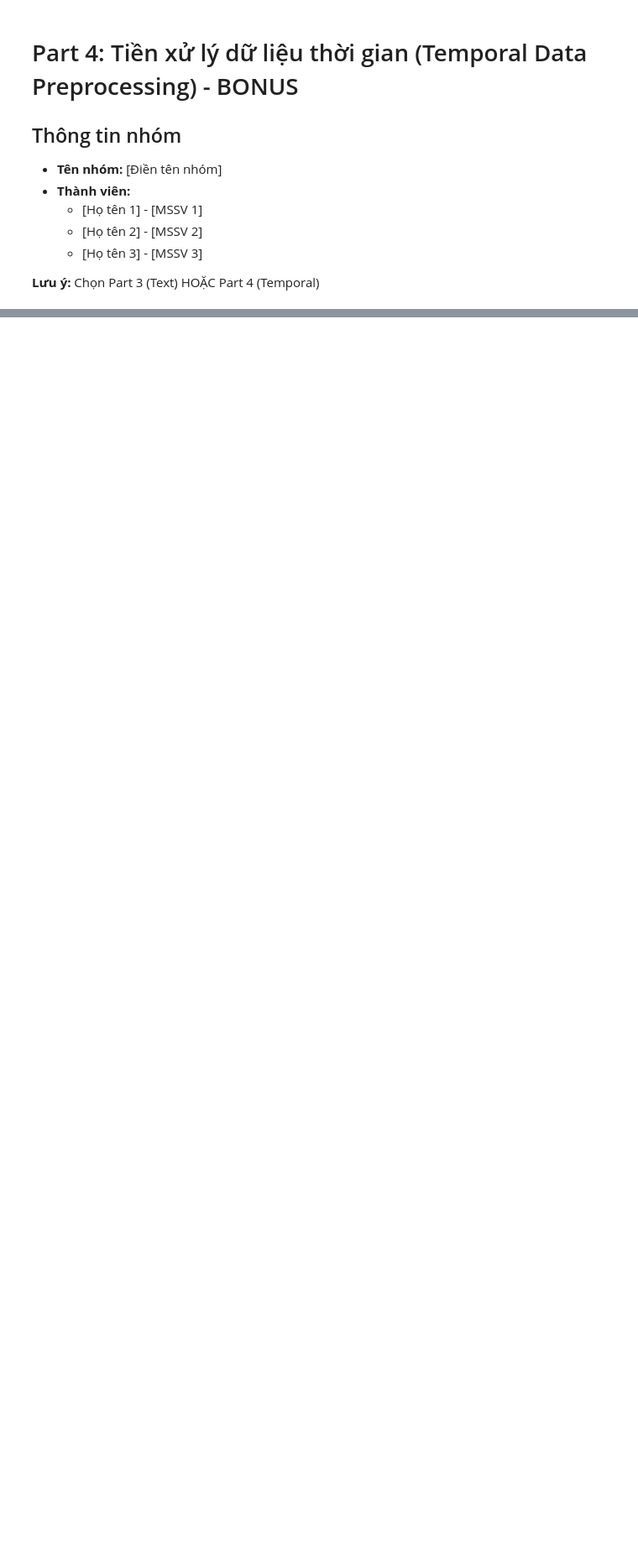
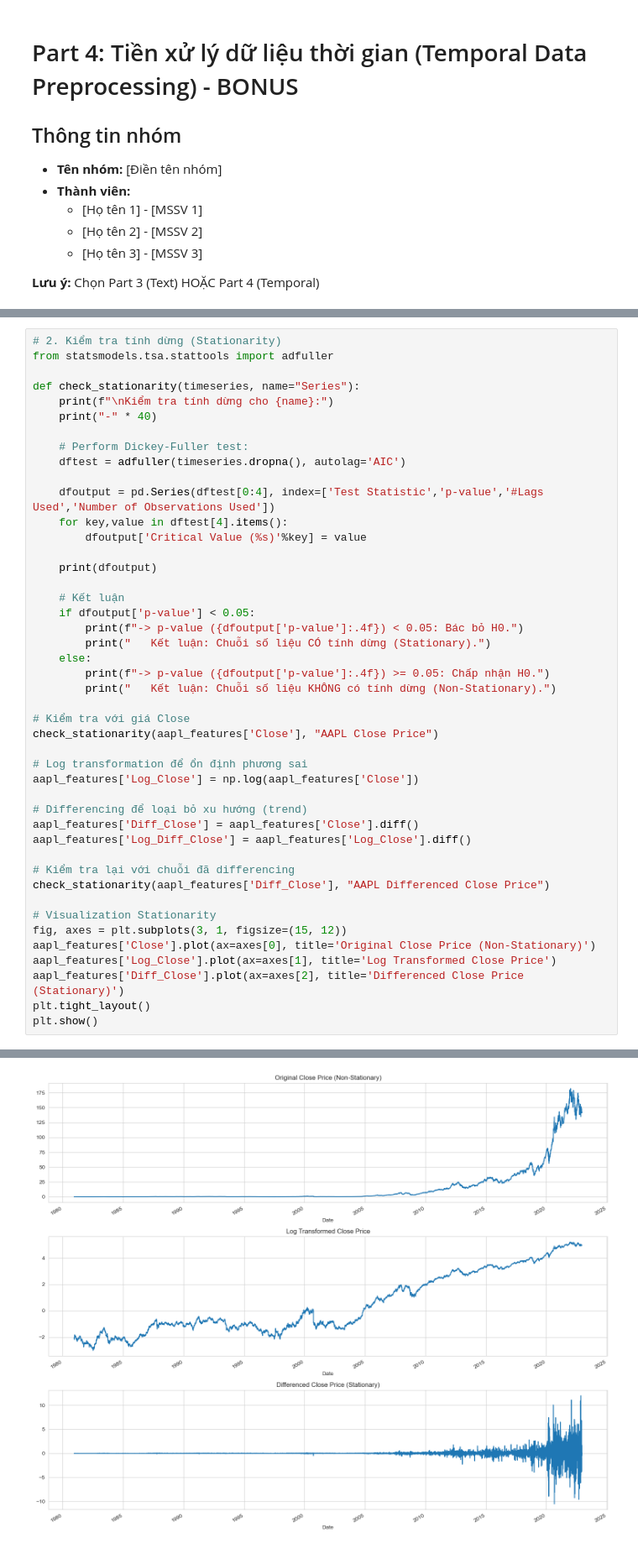
Before and after one commit to callmezuy/hcmus-data-mining--preprocessing, a Jupyter notebook: notebooks/04_temporal_preprocessing.ipynb, the cells around one changed output, grey strips where cells are left out. Shown at 84% size. Cells and saved outputs as stored; diff of their text form; blank space fills up the shorter version.

```diff
--- a/notebooks/04_temporal_preprocessing.ipynb
+++ b/notebooks/04_temporal_preprocessing.ipynb
@@ -158,0 +848,46 @@ print("Libraries loaded!")
+# %%
+# 2. Kiểm tra tính dừng (Stationarity)
+from statsmodels.tsa.stattools import adfuller
+
+def check_stationarity(timeseries, name="Series"):
+    print(f"\nKiểm tra tính dừng cho {name}:")
+    print("-" * 40)
+
+    # Perform Dickey-Fuller test:
+    dftest = adfuller(timeseries.dropna(), autolag='AIC')
+
+    dfoutput = pd.Series(dftest[0:4], index=['Test Statistic','p-value','#Lags Used','Number of Observations Used'])
+    for key,value in dftest[4].items():
+        dfoutput['Critical Value (%s)'%key] = value
+
+    print(dfoutput)
+
+    # Kết luận
+    if dfoutput['p-value'] < 0.05:
+        print(f"-> p-value ({dfoutput['p-value']:.4f}) < 0.05: Bác bỏ H0.")
+        print("   Kết luận: Chuỗi số liệu CÓ tính dừng (Stationary).")
+    else:
+        print(f"-> p-value ({dfoutput['p-value']:.4f}) >= 0.05: Chấp nhận H0.")
+        print("   Kết luận: Chuỗi số liệu KHÔNG có tính dừng (Non-Stationary).")
+
+# Kiểm tra với giá Close
+check_stationarity(aapl_features['Close'], "AAPL Close Price")
+
+# Log transformation để ổn định phương sai
+aapl_features['Log_Close'] = np.log(aapl_features['Close'])
+
+# Differencing để loại bỏ xu hướng (trend)
+aapl_features['Diff_Close'] = aapl_features['Close'].diff()
+aapl_features['Log_Diff_Close'] = aapl_features['Log_Close'].diff()
+
+# Kiểm tra lại với chuỗi đã differencing
+check_stationarity(aapl_features['Diff_Close'], "AAPL Differenced Close Price")
+
+# Visualization Stationarity
+fig, axes = plt.subplots(3, 1, figsize=(15, 12))
+aapl_features['Close'].plot(ax=axes[0], title='Original Close Price (Non-Stationary)')
+aapl_features['Log_Close'].plot(ax=axes[1], title='Log Transformed Close Price')
+aapl_features['Diff_Close'].plot(ax=axes[2], title='Differenced Close Price (Stationary)')
+plt.tight_layout()
+plt.show()
+# %% [output]
@@ -158,0 +911 @@ print("Libraries loaded!")
+[figure, added]
```
Also changed, not shown: parts of 49 cells of this notebook.
